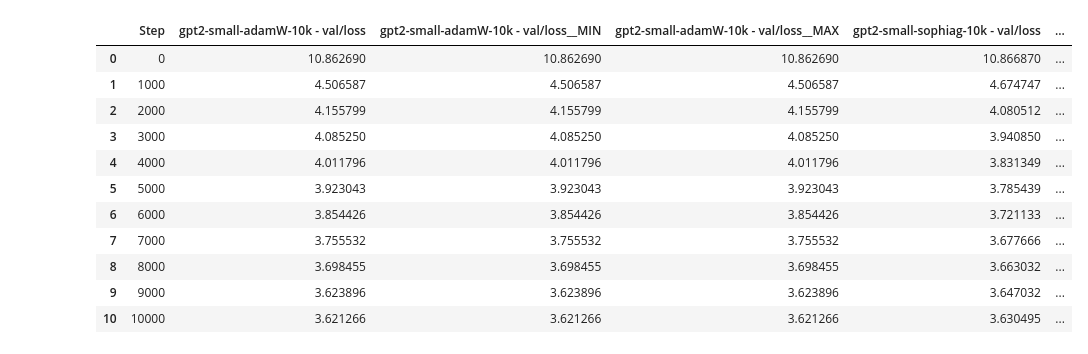
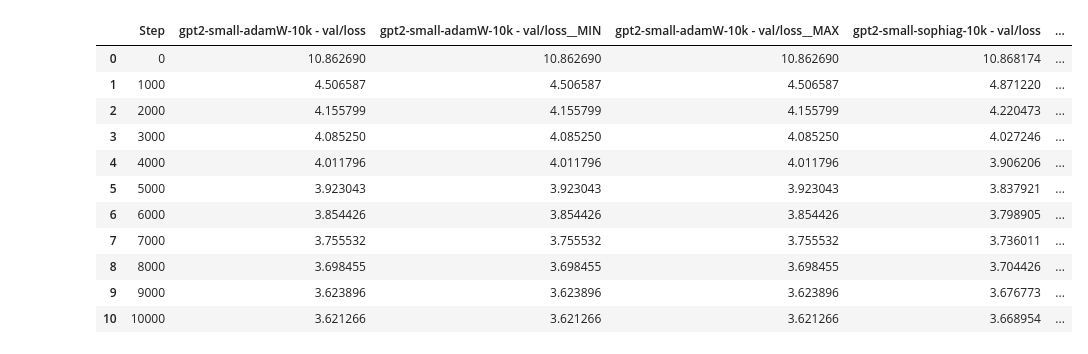
Before and after one commit to wildug/Sophia, a Jupyter notebook: plot_things.ipynb, the cells around one changed output. Saved outputs shown, nothing was run; the diff lists cells and outputs as text; code cells hidden in the pictures.

```diff
--- a/plot_things.ipynb
+++ b/plot_things.ipynb
@@ -21,21 +21,21 @@ plt.rcParams.update(settings)
 
 # ax.plot([1, 2, 3], [1, 2, 3])
 # %%
-data = pd.read_csv("results/adam_vs_sophia.csv")
+data = pd.read_csv("results/sophia_adam_steps.csv")
 data
 # %% [output]
 |  | Step | gpt2-small-adamW-10k - val/loss | gpt2-small-adamW-10k - val/loss__MIN | gpt2-small-adamW-10k - val/loss__MAX | gpt2-small-sophiag-10k - val/loss | ... |
-| 0 | 0 | 10.862690 | 10.862690 | 10.862690 | 10.866870 | ... |
-| 1 | 1000 | 4.506587 | 4.506587 | 4.506587 | 4.674747 | ... |
-| 2 | 2000 | 4.155799 | 4.155799 | 4.155799 | 4.080512 | ... |
-| 3 | 3000 | 4.085250 | 4.085250 | 4.085250 | 3.940850 | ... |
-| 4 | 4000 | 4.011796 | 4.011796 | 4.011796 | 3.831349 | ... |
-| 5 | 5000 | 3.923043 | 3.923043 | 3.923043 | 3.785439 | ... |
-| 6 | 6000 | 3.854426 | 3.854426 | 3.854426 | 3.721133 | ... |
-| 7 | 7000 | 3.755532 | 3.755532 | 3.755532 | 3.677666 | ... |
-| 8 | 8000 | 3.698455 | 3.698455 | 3.698455 | 3.663032 | ... |
-| 9 | 9000 | 3.623896 | 3.623896 | 3.623896 | 3.647032 | ... |
-| 10 | 10000 | 3.621266 | 3.621266 | 3.621266 | 3.630495 | ... |
+| 0 | 0 | 10.862690 | 10.862690 | 10.862690 | 10.868174 | ... |
+| 1 | 1000 | 4.506587 | 4.506587 | 4.506587 | 4.871220 | ... |
+| 2 | 2000 | 4.155799 | 4.155799 | 4.155799 | 4.220473 | ... |
+| 3 | 3000 | 4.085250 | 4.085250 | 4.085250 | 4.027246 | ... |
+| 4 | 4000 | 4.011796 | 4.011796 | 4.011796 | 3.906206 | ... |
+| 5 | 5000 | 3.923043 | 3.923043 | 3.923043 | 3.837921 | ... |
+| 6 | 6000 | 3.854426 | 3.854426 | 3.854426 | 3.798905 | ... |
+| 7 | 7000 | 3.755532 | 3.755532 | 3.755532 | 3.736011 | ... |
+| 8 | 8000 | 3.698455 | 3.698455 | 3.698455 | 3.704426 | ... |
+| 9 | 9000 | 3.623896 | 3.623896 | 3.623896 | 3.676773 | ... |
+| 10 | 10000 | 3.621266 | 3.621266 | 3.621266 | 3.668954 | ... |
 # %%
 adam = data["gpt2-small-adamW-10k - val/loss"]
 sophia = data["gpt2-small-sophiag-10k - val/loss"]
```
Also changed, not shown: parts of 3 cells of this notebook, 3 other files.
